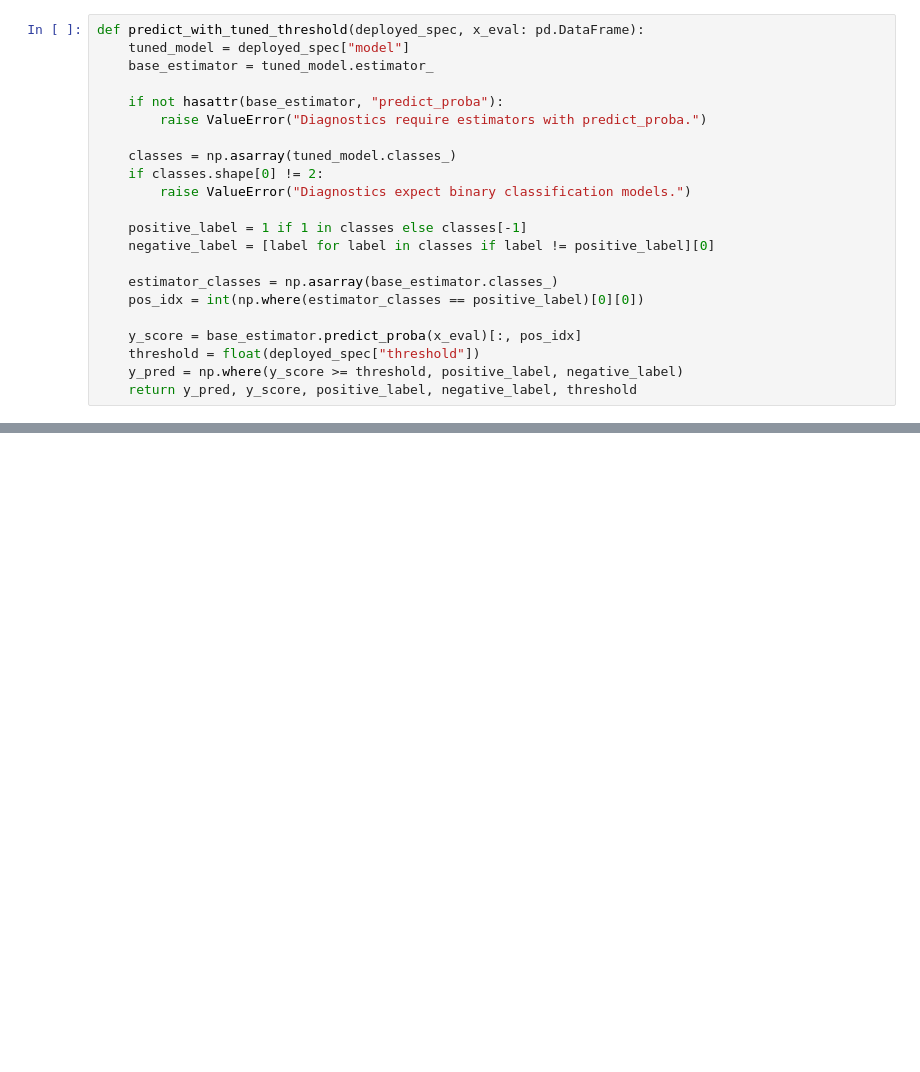
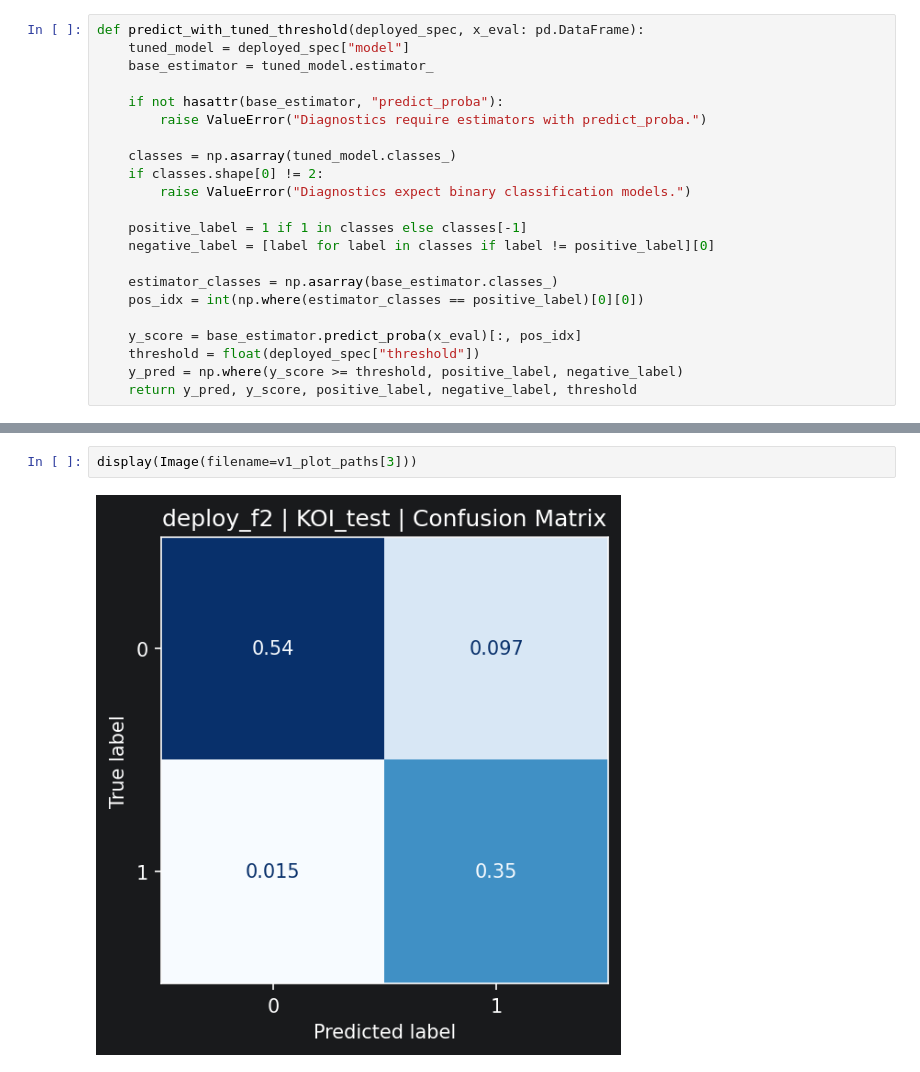
Before and after one commit to JanMatusiak/exoplanet-detection, a Jupyter notebook: notebooks/06_visualisations.ipynb, the cells around one changed output, grey strips where cells are left out. Drawn from its saved outputs; the diff is of its cells as text; blank space fills up the shorter version.

```diff
--- a/notebooks/06_visualisations.ipynb
+++ b/notebooks/06_visualisations.ipynb
@@ -197,0 +226,4 @@ plot_manifest_df[
+# %%
+display(Image(filename=v1_plot_paths[3]))
+# %% [output]
+[figure, added]
```
Also changed, not shown: parts of 19 cells of this notebook, 6 other files.
